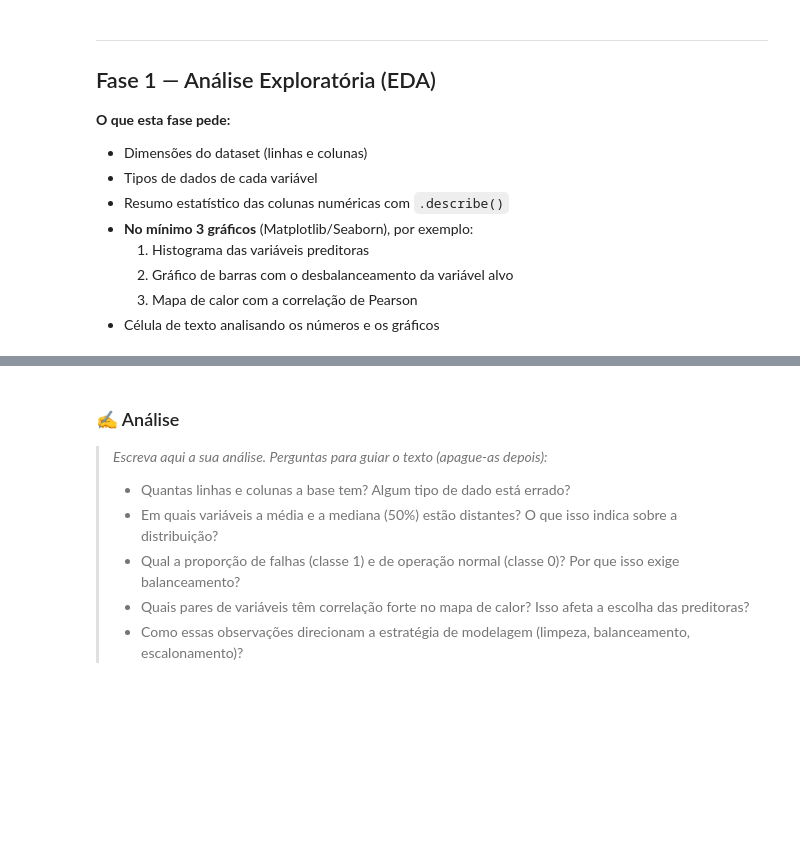
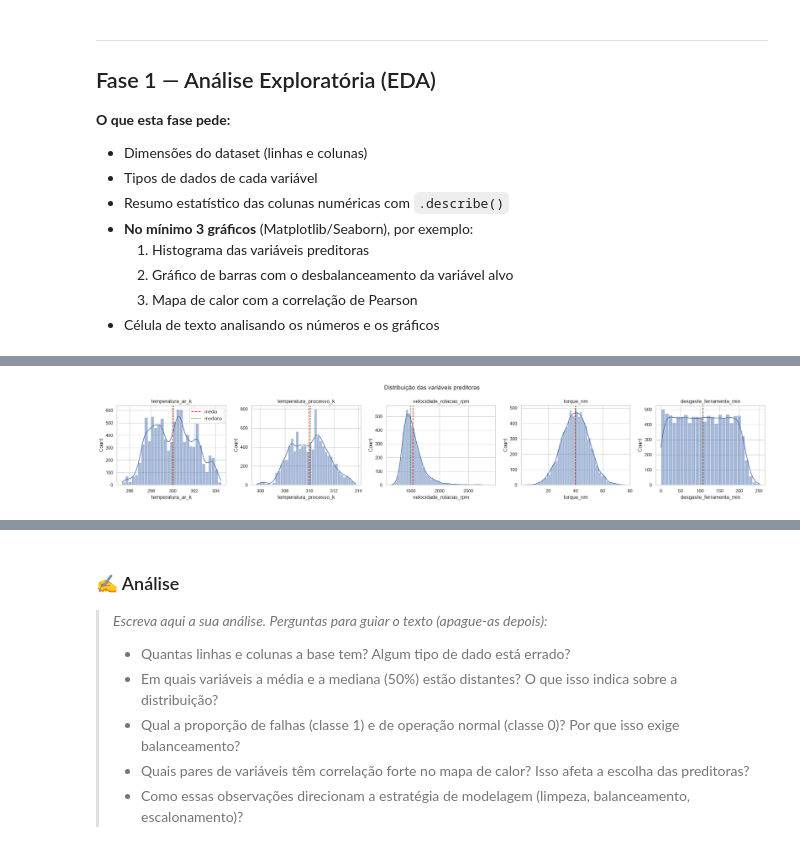
Before and after one commit to talitagalanti/manutencao-preditiva, a Jupyter notebook: notebooks/projeto_manutencao_preditiva.ipynb, the cells around one changed output, grey strips where cells are left out. Drawn from its saved outputs; the diff is of its cells as text; code cells hidden in the pictures; blank space fills up the shorter version.

```diff
--- a/notebooks/projeto_manutencao_preditiva.ipynb
+++ b/notebooks/projeto_manutencao_preditiva.ipynb
@@ -24,5 +24,19 @@
 Importe as bibliotecas usadas no projeto e carregue a base com **caminho relativo** (o notebook está em `notebooks/`, então o CSV fica em `../data/raw/`).
 # %%
 # 0.1 Importação das bibliotecas (pandas, numpy, matplotlib, seaborn e os módulos do scikit-learn)
+import pandas as pd
+import numpy as np
+import matplotlib.pyplot as plt
+import seaborn as sns
+
+from sklearn.model_selection import train_test_split
+from sklearn.preprocessing import StandardScaler
+from sklearn.neighbors import KNeighborsClassifier
+from sklearn.tree import DecisionTreeClassifier
+from sklearn.metrics import accuracy_score
+
+sns.set_theme(style="whitegrid")
 # %%
 # 0.2 Leitura do CSV com caminho relativo e visualização das primeiras linhas
+df = pd.read_csv("../data/raw/manutencao_preditiva.csv")
+df.head()
@@ -48,4 +103,24 @@ Importe as bibliotecas usadas no projeto e carregue a base com **caminho relativ
 # %%
 # 1.4 Gráfico 1 — Histogramas das variáveis preditoras numéricas
+colunas_sensores = [
+    "temperatura_ar_k",
+    "temperatura_processo_k",
+    "velocidade_rotacao_rpm",
+    "torque_nm",
+    "desgaste_ferramenta_min",
+]
+
+fig, axes = plt.subplots(1, len(colunas_sensores), figsize=(22, 4))
+for ax, col in zip(axes, colunas_sensores):
+    sns.histplot(data=df, x=col, kde=True, ax=ax)
+    ax.axvline(df[col].mean(), color="red", linestyle="--", label="média")
+    ax.axvline(df[col].median(), color="green", linestyle=":", label="mediana")
+    ax.set_title(col)
+axes[0].legend()
+plt.suptitle("Distribuição das variáveis preditoras", fontsize=14)
+plt.tight_layout()
+plt.show()
+# %% [output]
+[figure, added]
 # %%
 # 1.5 Gráfico 2 — Barras com a contagem/proporção de cada classe de falha_maquina
```
Also changed, not shown: parts of 6 cells of this notebook.
